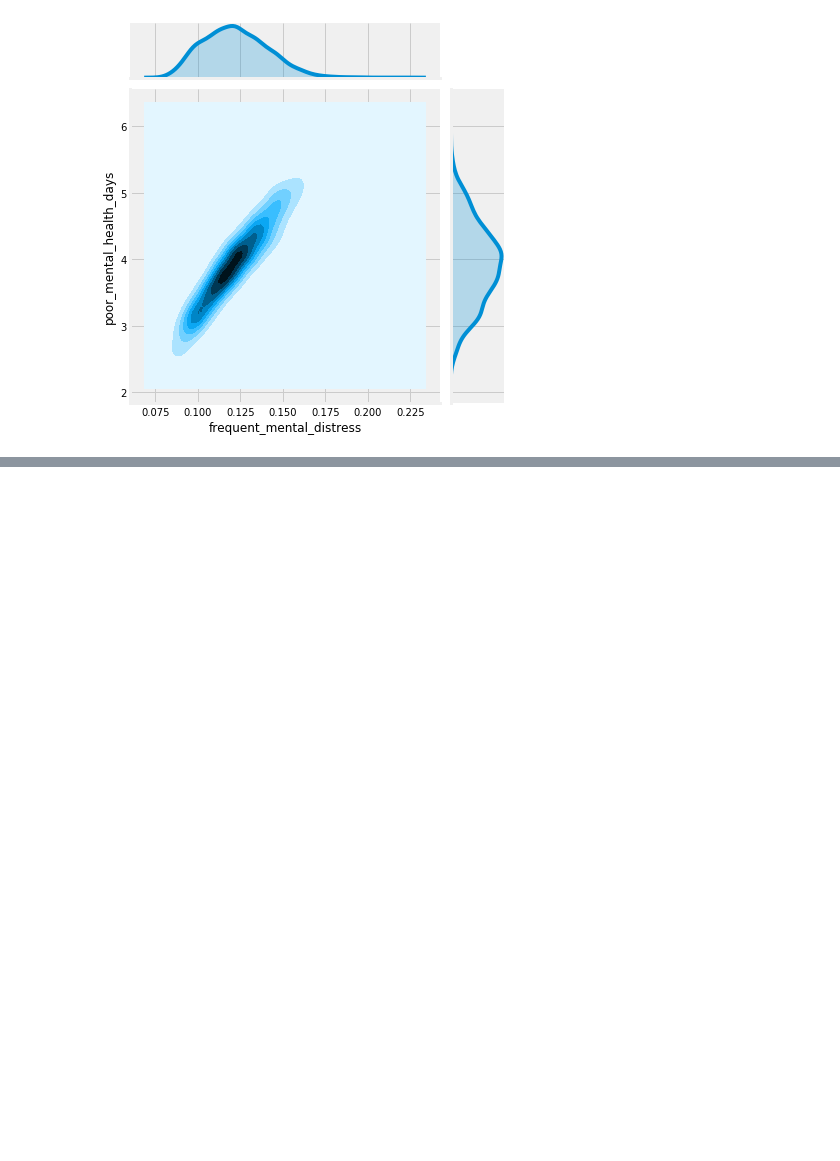
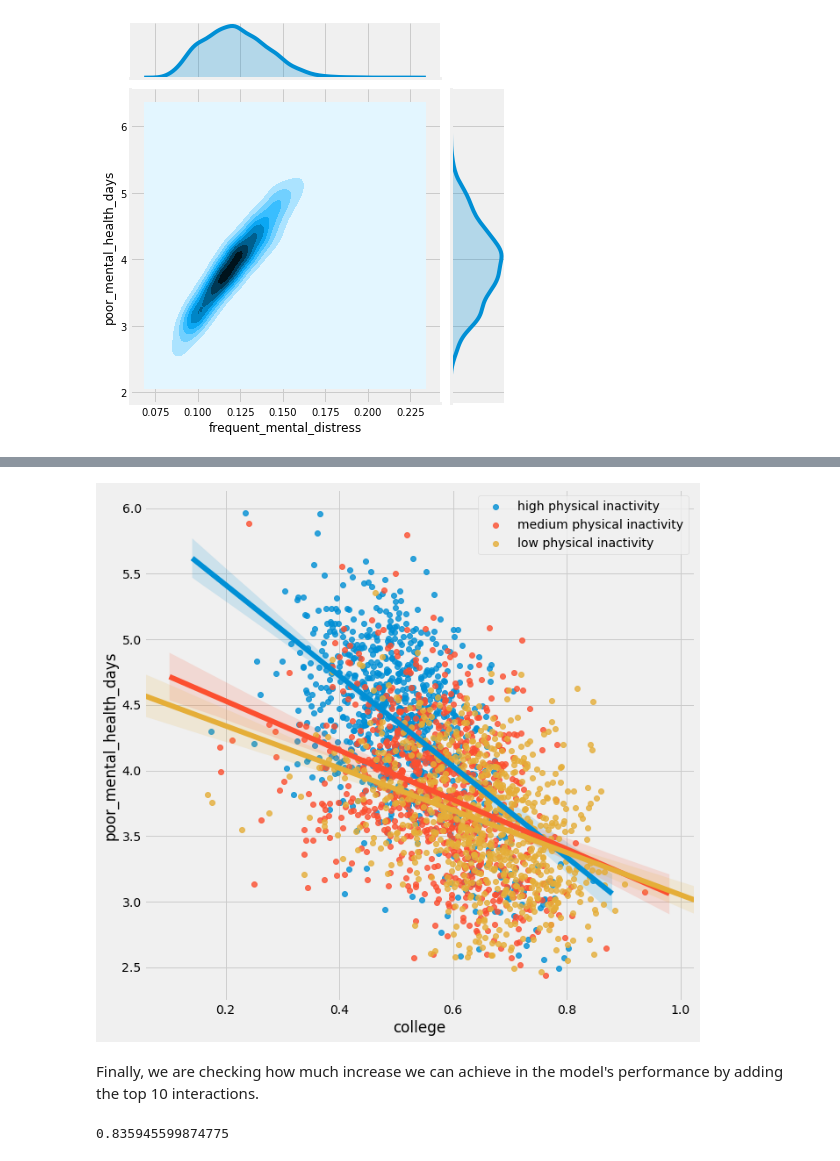
Before and after one commit to MatePocs/US_County_Health, a Jupyter notebook: index.ipynb, the cells around one changed output, grey strips where cells are left out. Cells and saved outputs as stored; diff of their text form; code cells hidden in the pictures; blank space fills up the shorter version.

```diff
--- a/index.ipynb
+++ b/index.ipynb
@@ -231,0 +595,4 @@ df = pd.read_csv('data_cleaned.csv')
+# %%
+plot_with_physical_inactivity('college')
+# %% [output]
+[figure, added]
@@ -231,0 +602,2 @@ df = pd.read_csv('data_cleaned.csv')
+# %% [markdown]
+Finally, we are checking how much increase we can achieve in the model's performance by adding the top 10 interactions.
@@ -231,0 +609,5 @@ df = pd.read_csv('data_cleaned.csv')
+# %%
+interaction_score = np.mean(cross_val_score(regression, X_train_inter, y_train, scoring='r2', cv=crossvalidation))
+interaction_score
+# %% [output]
+0.835945599874775
```
Also changed, not shown: parts of 75 cells of this notebook, 3 other files.
